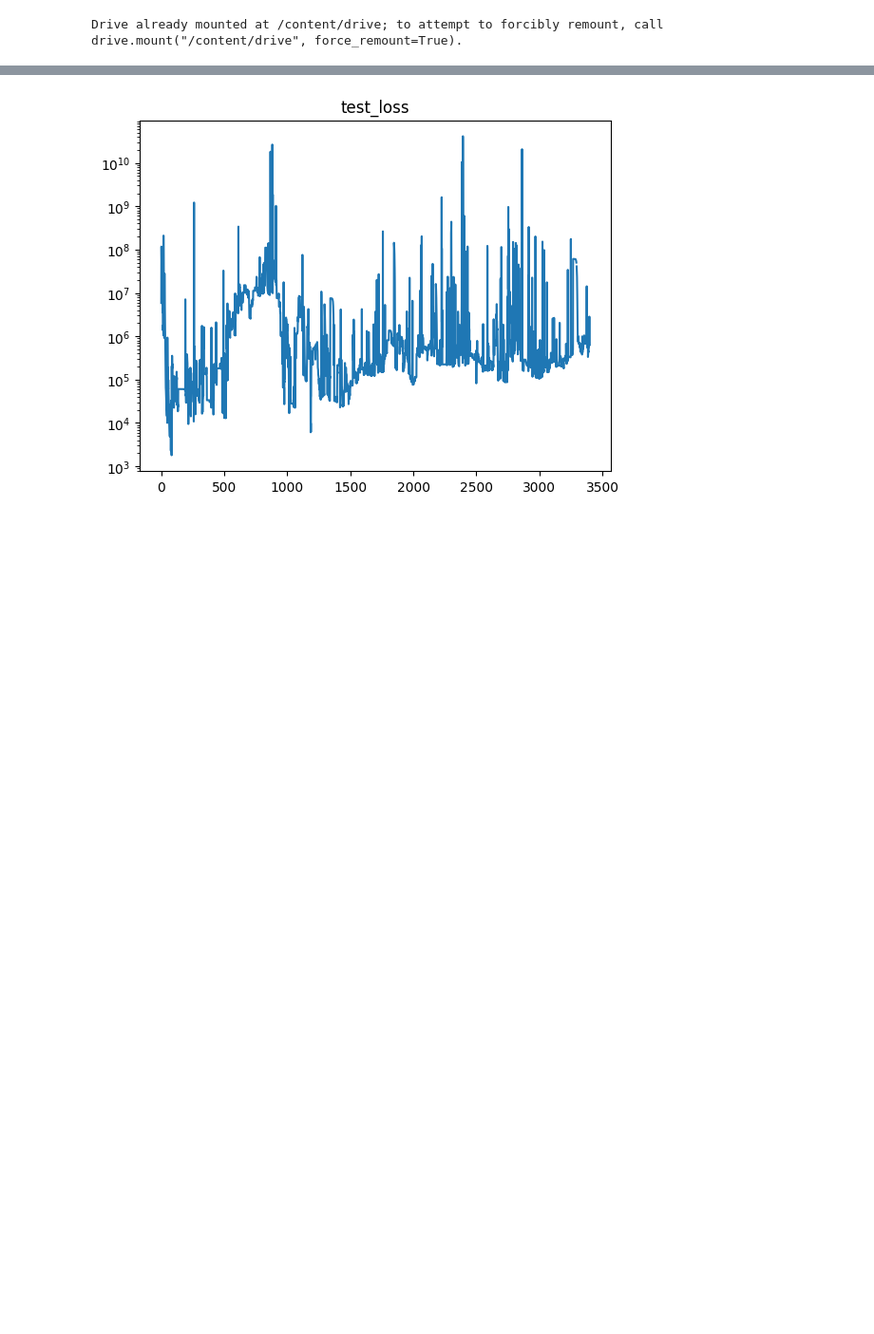
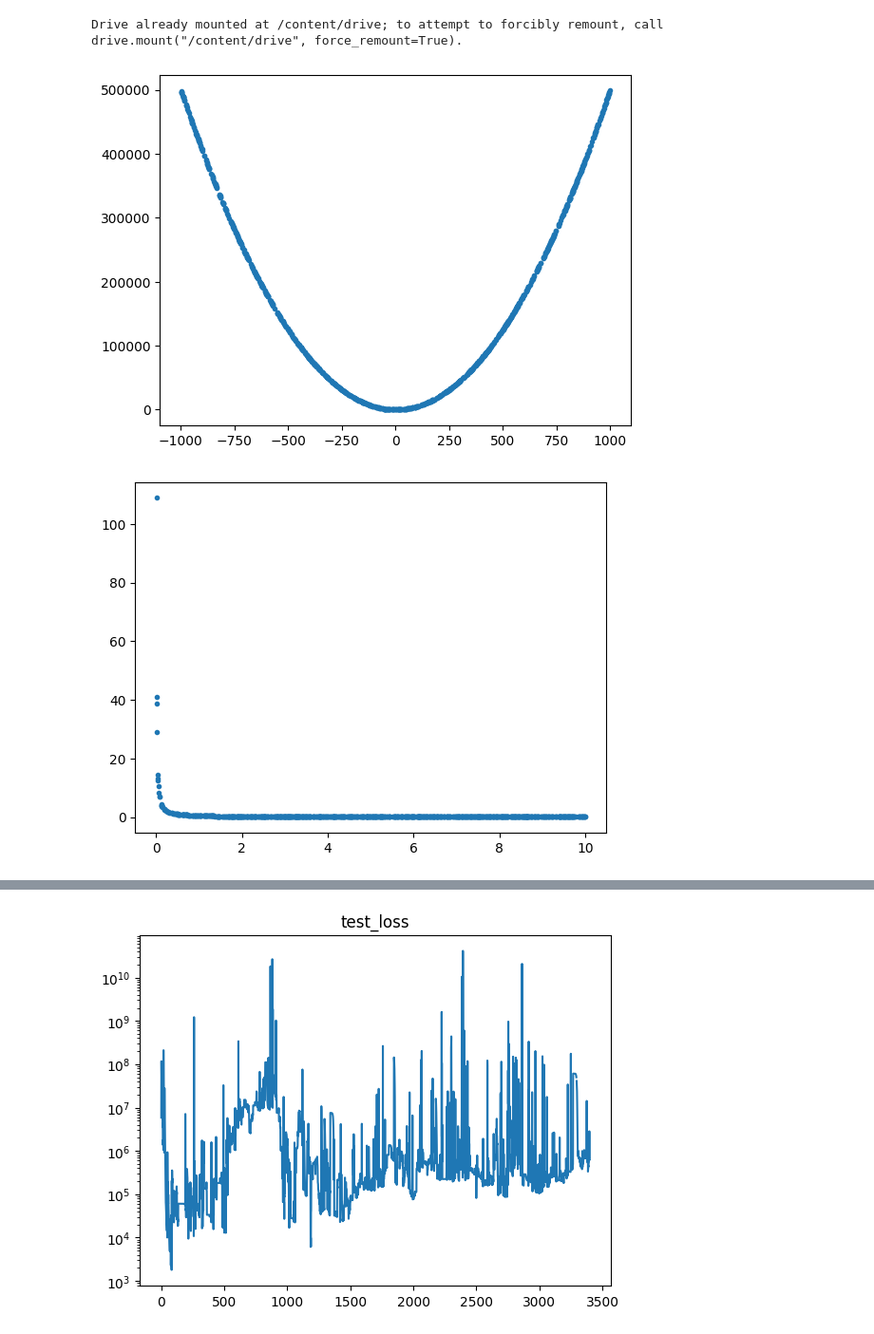
Before and after one commit to ktikok/SCMP_ML, a Jupyter notebook: predictingKineticE.ipynb, the cells around one changed output, grey strips where cells are left out. Shown at 95% size. Cells and saved outputs as stored; diff of their text form; code cells hidden in the pictures; blank space fills up the shorter version.

```diff
--- a/predictingKineticE.ipynb
+++ b/predictingKineticE.ipynb
@@ -59,6 +59,14 @@ y3 = torch.Tensor(y3)
 # y2_test = torch.tensor(y2, dtype=torch.float32).reshape(-1, 1)
 # X3_test = torch.tensor(X3, dtype=torch.float32)
 # y3_test = torch.tensor(y3, dtype=torch.float32).reshape(-1, 1)
+# %%
+plt.scatter(X2[:,1] ,y2, marker='.', )
+plt.show()
+plt.scatter(X3[:,0] ,y3, marker='.', )
+plt.show()
+# %% [output]
+[figure, added]
+[figure, added]
 # %%
 
 X = torch.load('/content/drive/MyDrive/0_318lab/SCMP_ML/KEdataX_1000_1690897080.8460803.pt')
```
Also changed, not shown: parts of 4 cells of this notebook, 1 other file.
